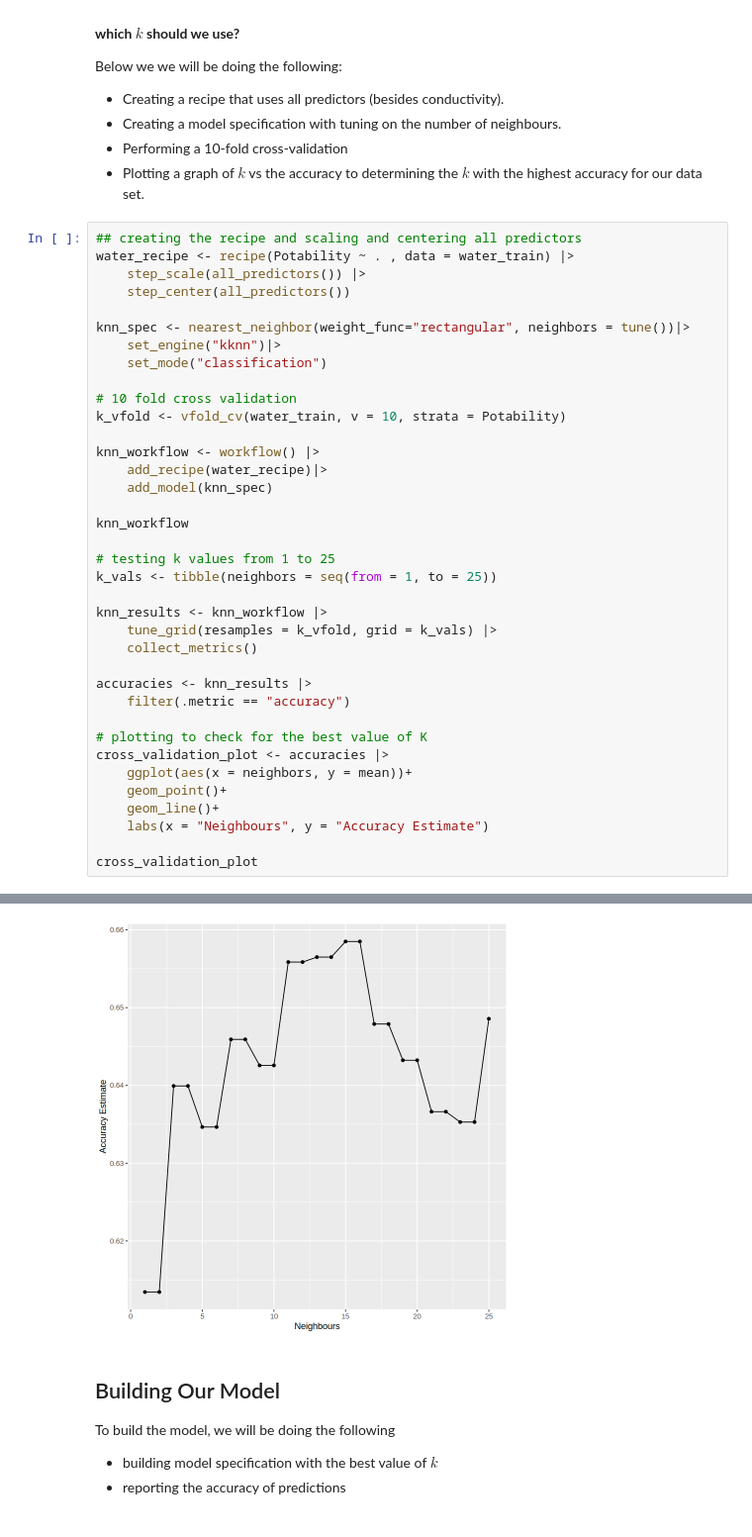
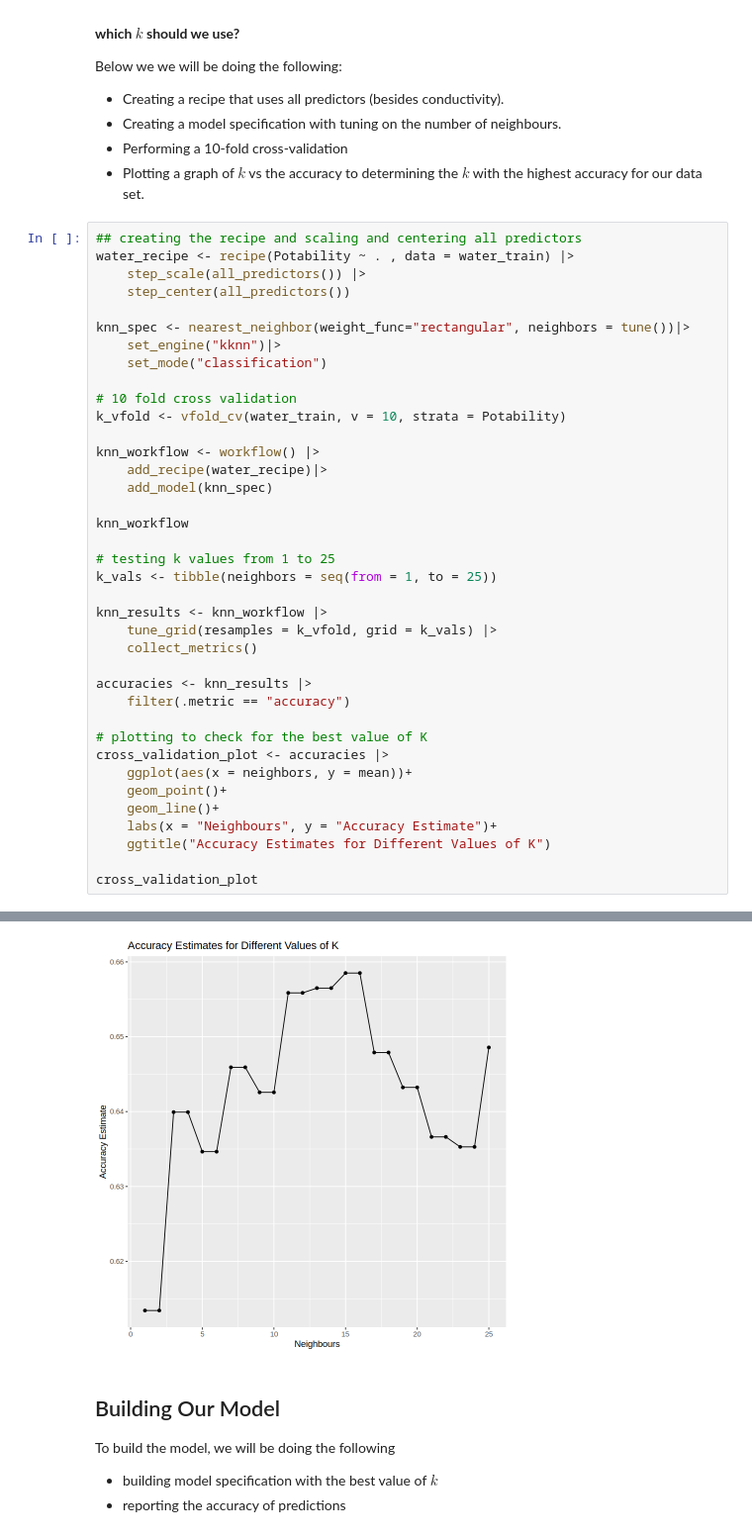
Before and after one commit to nori-2004/data-science-group-project, a Jupyter notebook: Report.ipynb, the cells around one changed output, grey strips where cells are left out. Shown at 99% size. Cells and saved outputs as stored; diff of their text form.

```diff
--- a/Report.ipynb
+++ b/Report.ipynb
@@ -191,35 +191,36 @@ knn_results <- knn_workflow |>
 
 accuracies <- knn_results |>
     filter(.metric == "accuracy")
 
 # plotting to check for the best value of K
 cross_validation_plot <- accuracies |>
     ggplot(aes(x = neighbors, y = mean))+
     geom_point()+
     geom_line()+
-    labs(x = "Neighbours", y = "Accuracy Estimate")
+    labs(x = "Neighbours", y = "Accuracy Estimate")+
+    ggtitle("Accuracy Estimates for Different Values of K")
 
 cross_validation_plot
 # %% [output]
 ══ Workflow ════════════════════════════════════════════════════════════════════
 Preprocessor: Recipe
 Model: nearest_neighbor()
 
 ── Preprocessor ────────────────────────────────────────────────────────────────
 2 Recipe Steps
 
 • step_scale()
 • step_center()
 
 ── Model ───────────────────────────────────────────────────────────────────────
 K-Nearest Neighbor Model Specification (classification)
 
 Main Arguments:
   neighbors = tune()
   weight_func = rectangular
 
 Computational engine: kknn
-[figure, old version]
+[figure, new version]
 # %% [markdown]
 ## Building Our Model
 To build the model, we will be doing the following
```
